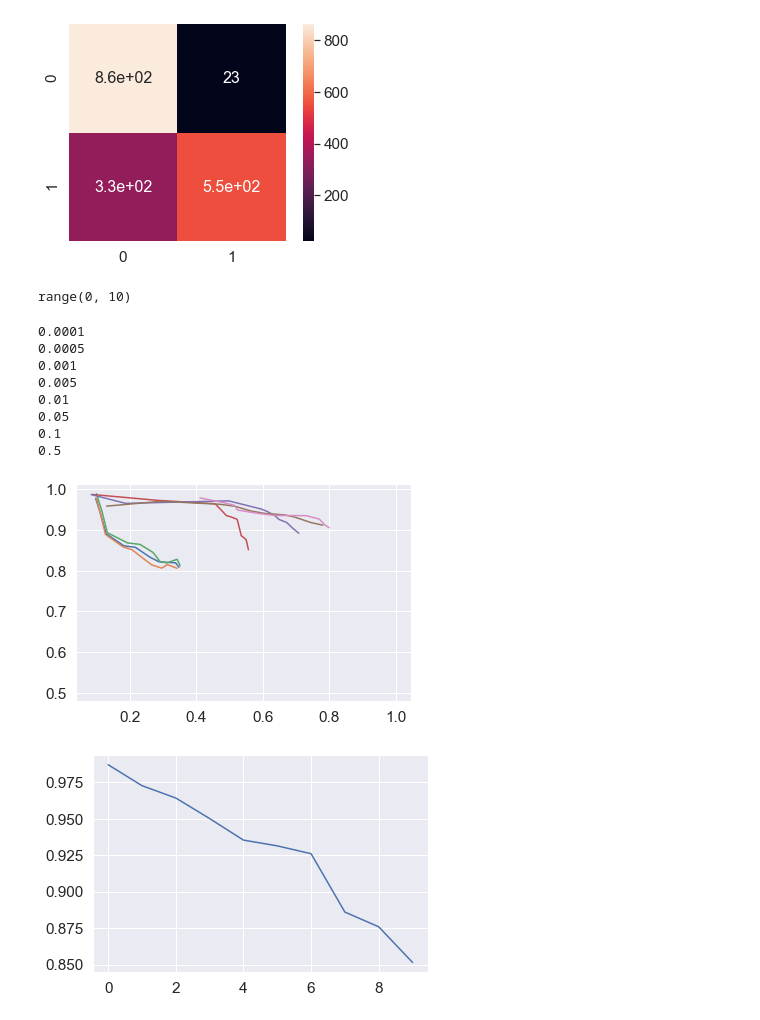
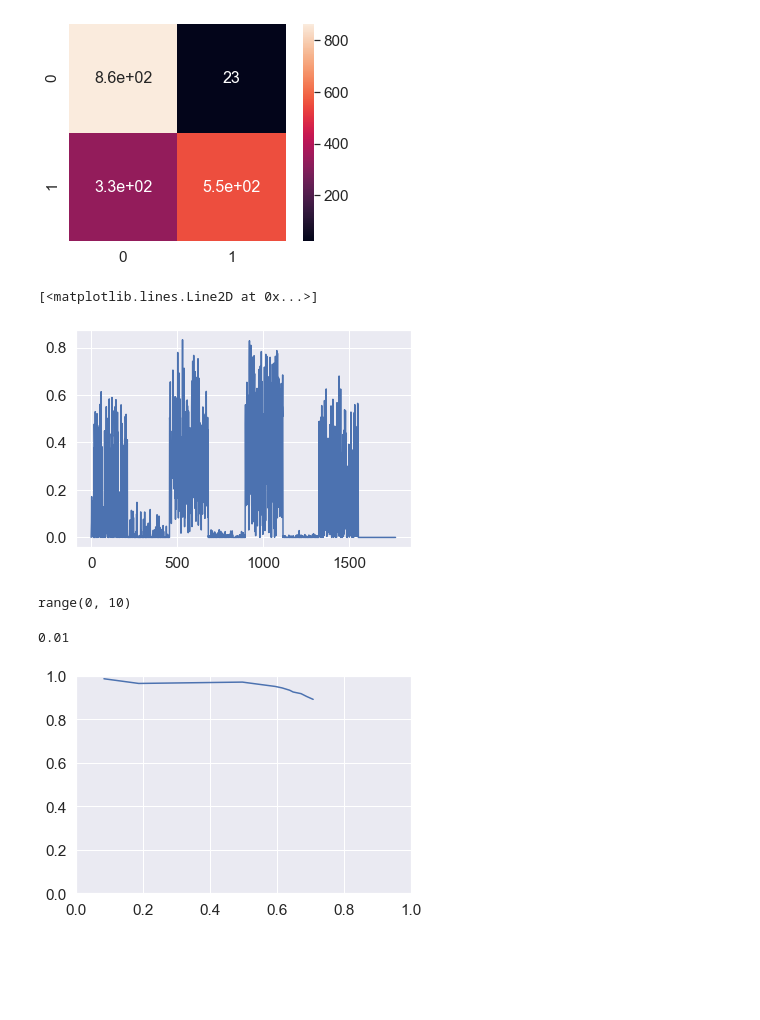
Before and after one commit to eceboran/AudioMalfunctionDetection, a Jupyter notebook: Modeling/one-class-svm-.ipynb, the cells around one changed output. Cells and saved outputs as stored; diff of their text form; code cells hidden in the pictures; blank space fills up the shorter version.

```diff
--- a/Modeling/one-class-svm-.ipynb
+++ b/Modeling/one-class-svm-.ipynb
@@ -281,6 +281,11 @@ weighted avg       0.84      0.80      0.79      1770
 [[862  23]
  [334 551]]
 [figure]
+# %%
+plt.plot(scores_test)
+# %% [output]
+[<matplotlib.lines.Line2D at 0x...>]
+[figure, added]
 # %%
 ran_gamma = [0.0001, 0.0005, 0.001, 0.005, 0.01, 0.05, 0.1, 0.5]
 ran_prctl = range(0,10)
@@ -303,7 +308,7 @@ for id_g, gamma in enumerate(ran_gamma):
         # Threshold from scores of training set
         thresh = np.percentile(scores_training, prctle)
 
-        y_test_pred_score = np.array([1 if elem<thresh else 0 for elem in scores_test]).reshape(-1, 1)
+        y_train_pred_score = np.array([1 if elem<thresh else 0 for elem in scores_training]).reshape(-1, 1)
 
         # Test set
         y_test_pred = svm.predict(X_test)
@@ -327,27 +332,14 @@ ran_prctl
 range(0, 10)
 # %%
 for id_g, gamma in enumerate(ran_gamma):
-    if(id_g<10):
+    if(id_g==4):
         print(gamma)
         plt.plot(recall_gn[:, id_g], precision_gn[:, id_g])
-
+        plt.xlim([0, 1])
+        plt.ylim([0, 1])
 plt.show()
 # %% [output]
-0.0001
-0.0005
-0.001
-0.005
 0.01
-0.05
-0.1
-0.5
-[figure, old version]
+[figure, new version]
-# %%
-id_g_selected = 3
-ran_gamma[id_g_selected]
-plt.plot(precision_gn[:, id_g_selected])
-plt.show()
-# %% [output]
-[figure, removed]
 # %%
 for id_p, prctl in enumerate(ran_prctl):
```
Also changed, not shown: parts of 11 cells of this notebook, 2 other files.
